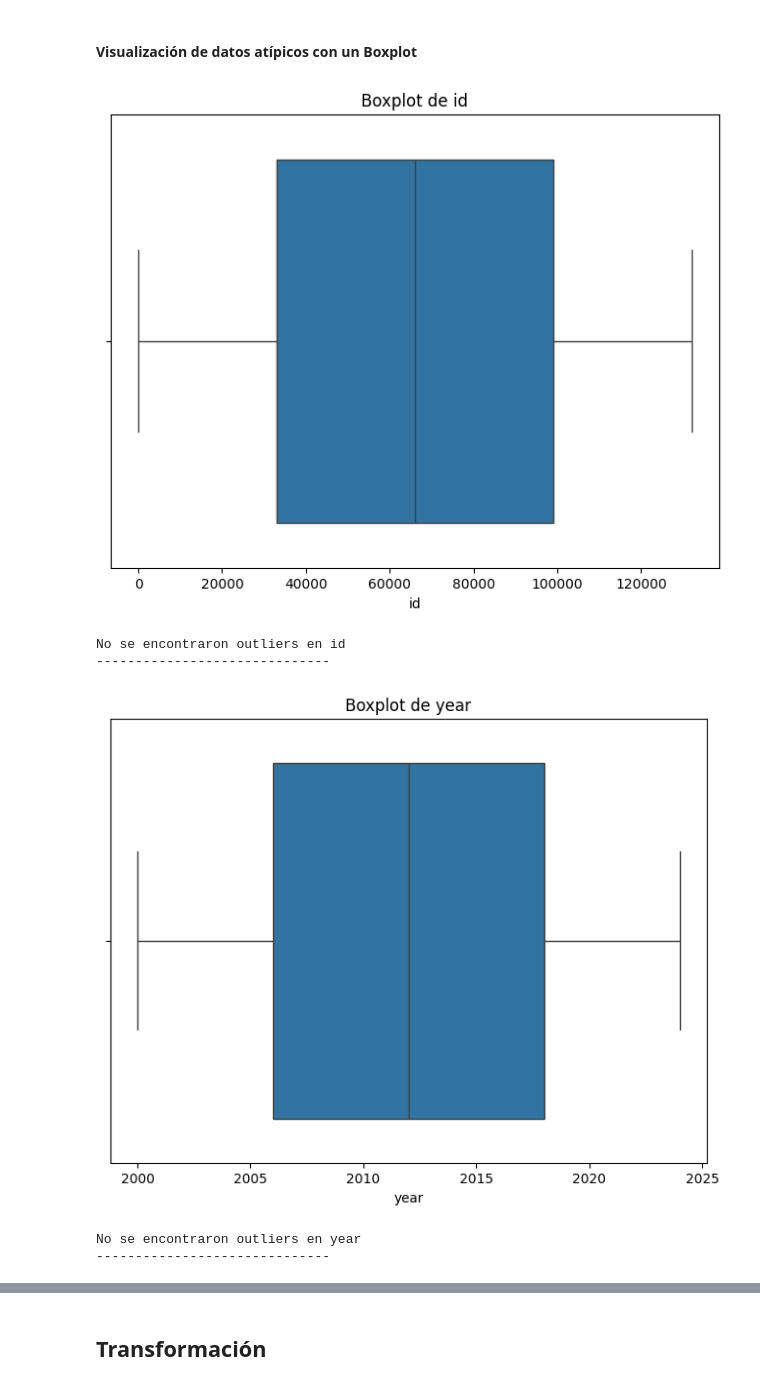
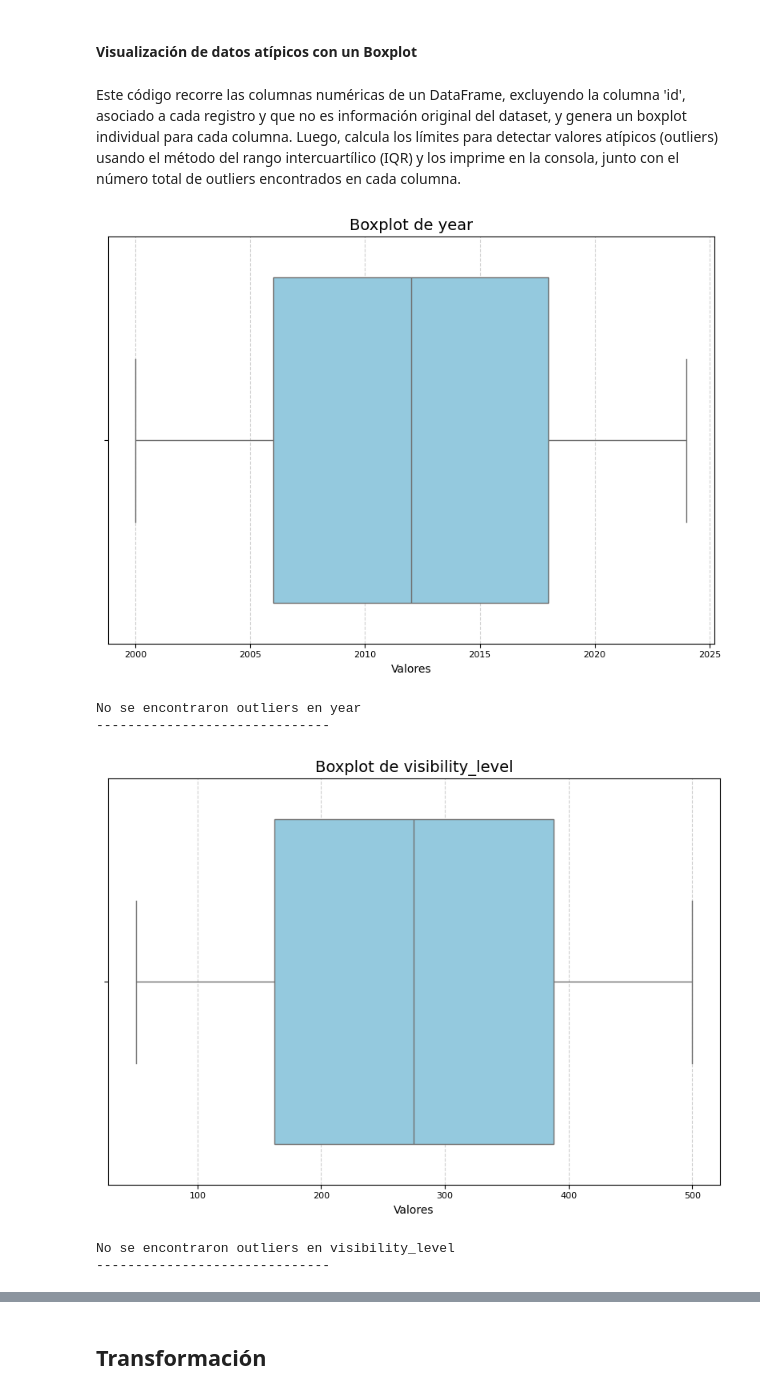
Before and after one commit to ntlg72/ETL-Global-Road-Accidents, a Jupyter notebook: notebooks/001_eda.ipynb, the cells around one changed output, grey strips where cells are left out. Cells and saved outputs as stored; diff of their text form; code cells hidden in the pictures.

```diff
--- a/notebooks/001_eda.ipynb
+++ b/notebooks/001_eda.ipynb
@@ -20,4 +22,6 @@ Conexión exitosa
 # %%
-df = pd.read_sql_query("SELECT * FROM accidents", conn)
+engine = get_connection()
+df = pd.read_sql_query("SELECT * FROM accidents", engine)
 df.head()
+close_connection(engine)
 # %% [output]
@@ -60,38 +65,43 @@ if total_duplicados > 0:
 ### Manejo de datos atípicos
 # %% [markdown]
 #### Visualización de datos atípicos con un Boxplot
+# %% [markdown]
+Este código recorre las columnas numéricas de un DataFrame, excluyendo la columna 'id', asociado a cada registro y que no es información original del dataset, y genera un boxplot individual para cada columna. Luego, calcula los límites para detectar valores atípicos (outliers) usando el método del rango intercuartílico (IQR) y los imprime en la consola, junto con el número total de outliers encontrados en cada columna.
 # %%
 numeric_cols = df.select_dtypes(include=['number']).columns
+if 'id' in numeric_cols:
+    numeric_cols = numeric_cols.drop('id')
 
 for col in numeric_cols:
     plt.figure(figsize=(8, 6))
-    sns.boxplot(x=df[col])
-    plt.title(f'Boxplot de {col}')
+    sns.boxplot(x=df[col], color='skyblue')
+    plt.title(f'Boxplot de {col}', fontsize=14)
+    plt.xlabel('Valores', fontsize=10)
+    plt.grid(True, axis='x', linestyle='--', alpha=0.6)
+    plt.xticks(fontsize=8)
+    plt.tight_layout()
     plt.show()
-
 
     Q1 = df[col].quantile(0.25)
     Q3 = df[col].quantile(0.75)
     IQR = Q3 - Q1
     lower_bound = Q1 - 1.5 * IQR
     upper_bound = Q3 + 1.5 * IQR
 
-
     outliers = df[(df[col] < lower_bound) | (df[col] > upper_bound)]
-
 
     if not outliers.empty:
         print(f"Outliers en {col}:")
         print(outliers[[col]])
         print(f"Número de outliers: {len(outliers)}")
         print("-" * 30)
     else:
         print(f"No se encontraron outliers en {col}")
         print("-" * 30)
 # %% [output]
-[figure, old version]
+[figure, new version]
-No se encontraron outliers en id
+No se encontraron outliers en year
 ------------------------------
-[figure, old version]
+[figure, new version]
-No se encontraron outliers en year
+No se encontraron outliers en visibility_level
 ------------------------------
```
Also changed, not shown: parts of 61 cells of this notebook.
